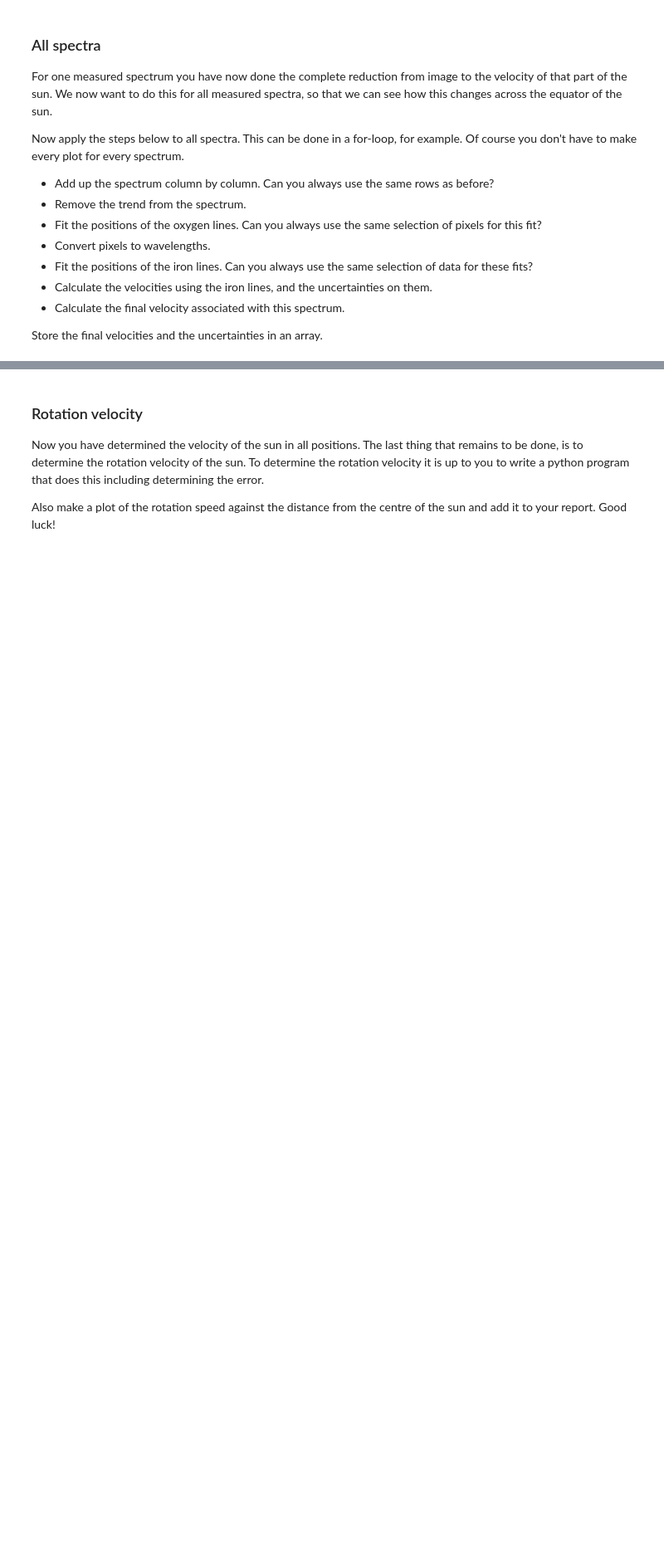
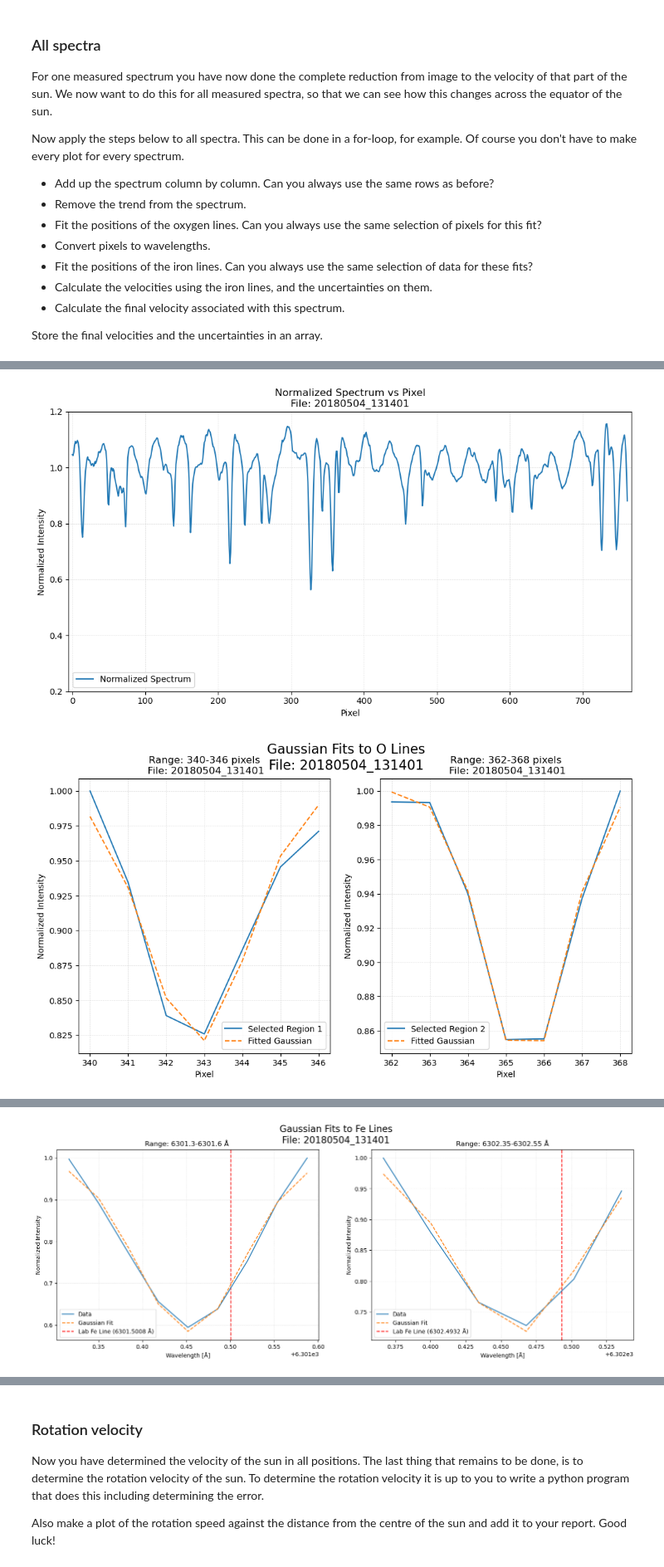
Before and after one commit to TheCaspeer/Universiteit-Leiden, a Jupyter notebook: year1_semester2/Praktische_Sterrenkunde/Opdracht6/TheSun.ipynb, the cells around one changed output, grey strips where cells are left out. Shown at 83% size. Cells and saved outputs as stored; diff of their text form; code cells hidden in the pictures; blank space fills up the shorter version.

```diff
--- a/year1_semester2/Praktische_Sterrenkunde/Opdracht6/TheSun.ipynb
+++ b/year1_semester2/Praktische_Sterrenkunde/Opdracht6/TheSun.ipynb
@@ -592,0 +925,77 @@ Store the final velocities and the uncertainties in an array.
+# %%
+file_names = ["20180504_125319","20180504_125832","20180504_130710","20180504_131401","20180504_131853","20180504_132452"]
+middles = [349, 348, 347, 347, 347, 346] # What are the best values?
+
+plot_booleans = {
+    "plot_straight_alignment": False,
+    "plot_cropped_tot_comp": False,
+    "plot_data_summed": False,
+    "plot_difference": False,
+    "plot_polynomial_fit": False,
+    "plot_normalized_spectrum": False,
+    "plot_o_finder": False,
+    "plot_o_fits": False,
+    "plot_solar_measured": False,
+    "plot_fe_finder": False,
+    "plot_fe_fit": False
+}
+
+selections_o2 =[
+    [(340,345), (363,367)],
+    [(340,345), (363,367)],
+    [(340,346), (363,367)],
+    [(340,346), (362,368)],
+    [(341,345), (363,368)],
+    [(341,345), (363,367)]
+]
+
+p0_o2 = [
+    [[0.15, 342, 2], [0.15, 365, 2]], # a, mu, sigma]
+    [[0.15, 342, 2], [0.15, 365, 2]], # a, mu, sigma]
+    [[0.15, 343, 2], [0.15, 365, 2]], # a, mu, sigma]
+    [[0.15, 343, 2], [0.15, 365, 2]], # a, mu, sigma]
+    [[0.15, 343, 2], [0.15, 365.5, 2]], # a, mu, sigma]
+    [[0.15, 343, 2], [0.15, 365, 2]] # a, mu, sigma]
+]
+
+selections_fe = [
+    [(6301.35, 6301.65), (6302.4,6302.65)],
+    [(6301.35, 6301.65), (6302.4,6302.6)],
+    [(6301.35, 6301.6), (6302.4,6302.62)],
+    [(6301.3, 6301.6), (6302.35,6302.55)],
+    [(6301.35, 6301.6), (6302.35,6302.6)],
+    [(6301.35, 6301.65), (6302.4,6302.65)]
+]
+
+p0_fe = [
+    [[0.2, 6301.5, 0.1], [0.15, 6302.5, 0.1]], # a, mu, sigma
+    [[0.2, 6301.5, 0.1], [0.15, 6302.5, 0.1]], # a, mu, sigma
+    [[0.2, 6301.5, 0.1], [0.15, 6302.5, 0.1]], # a, mu, sigma
+    [[0.2, 6301.5, 0.1], [0.15, 6302.5, 0.1]], # a, mu, sigma
+    [[0.2, 6301.5, 0.1], [0.15, 6302.5, 0.1]], # a, mu, sigma
+    [[0.2, 6301.5, 0.1], [0.15, 6302.5, 0.1]] # a, mu, sigma
+]
+
+get_files = True
+if get_files:
+    ammend_keys = ["plot_fe_fit", "plot_solar_measured", "plot_o_fits","plot_normalized_spectrum"]
+    all_keys = False
+    if all_keys:
+        for key in plot_booleans.keys():
+            plot_booleans[key] = True
+    else:
+        for key in ammend_keys:
+            plot_booleans[key] = True
+
+    analyse_spectrum(file_names[3], plot_booleans, middles[3], selections_o2[3], p0_o2[3], selections_fe[3], p0_fe[3])
+    import sys
+    sys.exit()
+
+velocities = {}
+for i, file in enumerate(file_names):
+    v, v_err = analyse_spectrum(file, plot_booleans, middles[i], selections_o2[i], p0_o2[i], selections_fe[i], p0_fe[i])
+    print(f"File: {file},  Velocity: {abs(v.value):.2f}  ± {abs(v_err):.2e} ")
+    velocities[file] = (v, v_err)
+# %% [output]
+[figure, added]
+[figure, added]
@@ -592,0 +1003 @@ Store the final velocities and the uncertainties in an array.
+[figure, added]
```
Also changed, not shown: parts of 16 cells of this notebook.
